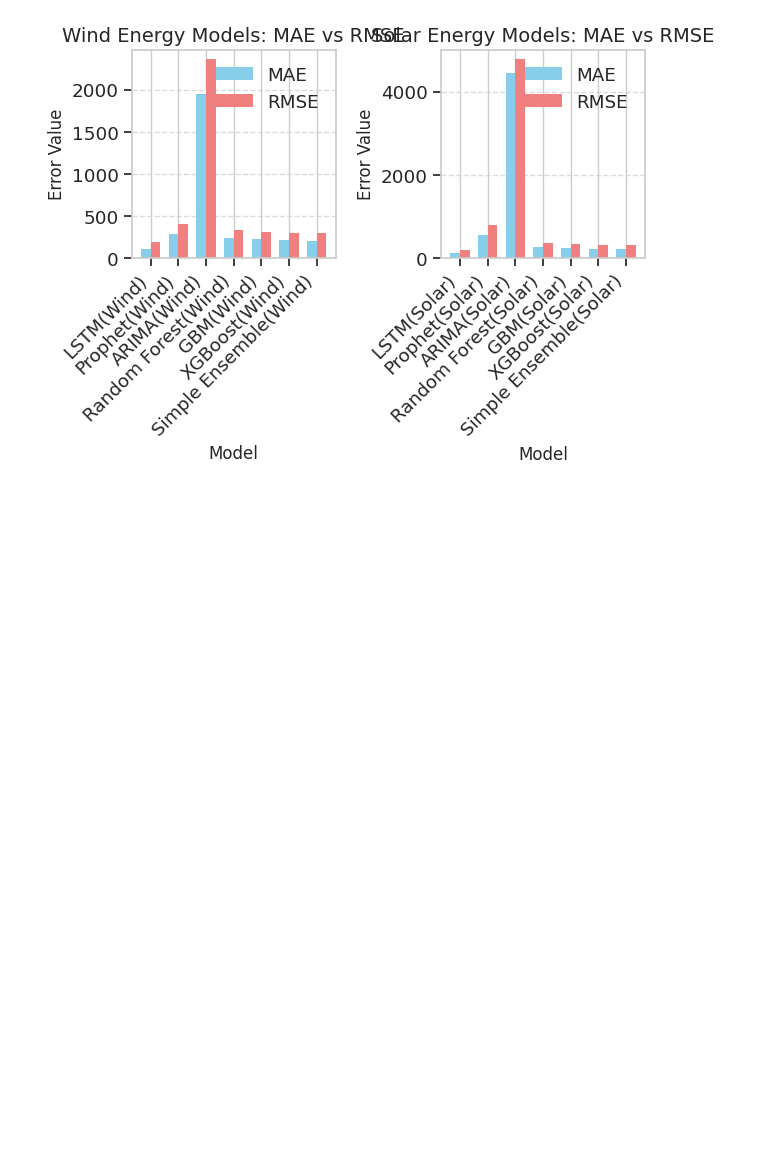
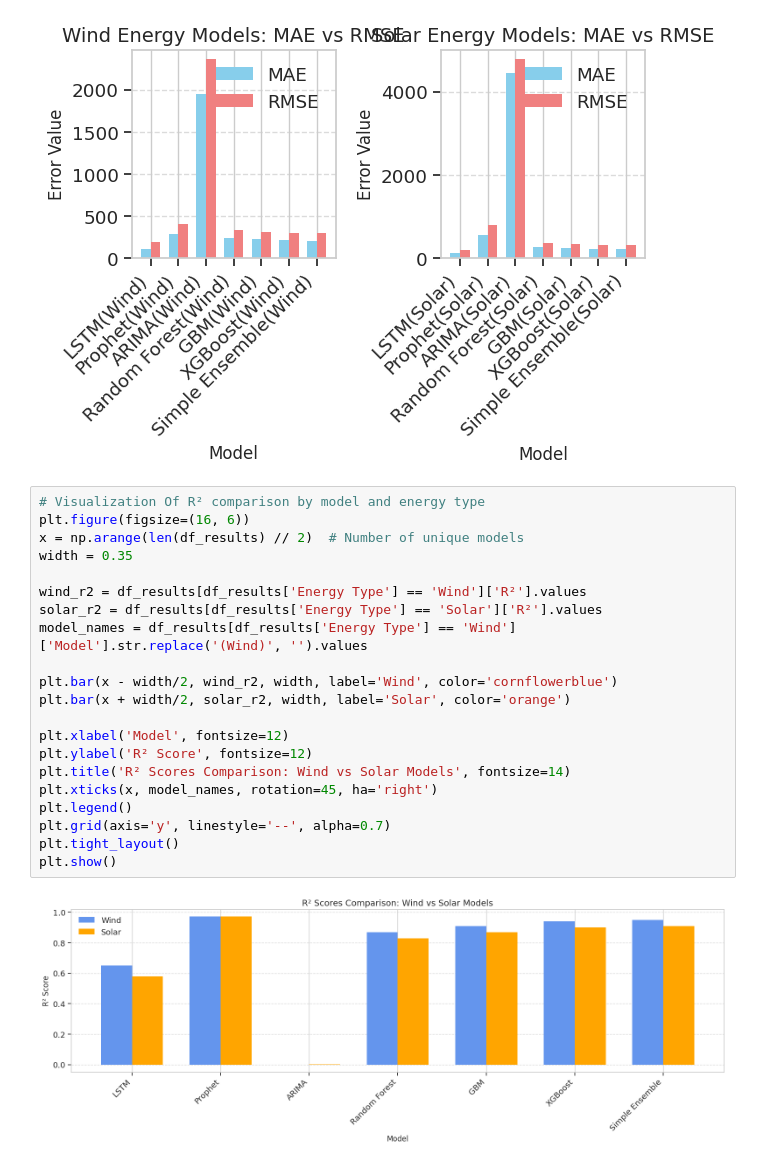
Before and after one commit to TiffanyPanchum/Renewable-Energy-Prediction, a Jupyter notebook: notebooks/Model_Analysis.ipynb, the cells around one changed output. Drawn from its saved outputs; the diff is of its cells as text; blank space fills up the shorter version.

```diff
--- a/notebooks/Model_Analysis.ipynb
+++ b/notebooks/Model_Analysis.ipynb
@@ -128,3 +128,26 @@ plt.tight_layout()
 plt.show()
 # %% [output]
 [figure]
+# %%
+# Visualization Of R² comparison by model and energy type
+plt.figure(figsize=(16, 6))
+x = np.arange(len(df_results) // 2)  # Number of unique models
+width = 0.35
+
+wind_r2 = df_results[df_results['Energy Type'] == 'Wind']['R²'].values
+solar_r2 = df_results[df_results['Energy Type'] == 'Solar']['R²'].values
+model_names = df_results[df_results['Energy Type'] == 'Wind']['Model'].str.replace('(Wind)', '').values
+
+plt.bar(x - width/2, wind_r2, width, label='Wind', color='cornflowerblue')
+plt.bar(x + width/2, solar_r2, width, label='Solar', color='orange')
+
+plt.xlabel('Model', fontsize=12)
+plt.ylabel('R² Score', fontsize=12)
+plt.title('R² Scores Comparison: Wind vs Solar Models', fontsize=14)
+plt.xticks(x, model_names, rotation=45, ha='right')
+plt.legend()
+plt.grid(axis='y', linestyle='--', alpha=0.7)
+plt.tight_layout()
+plt.show()
+# %% [output]
+[figure, added]
```
Also changed, not shown: parts of 5 cells of this notebook.
